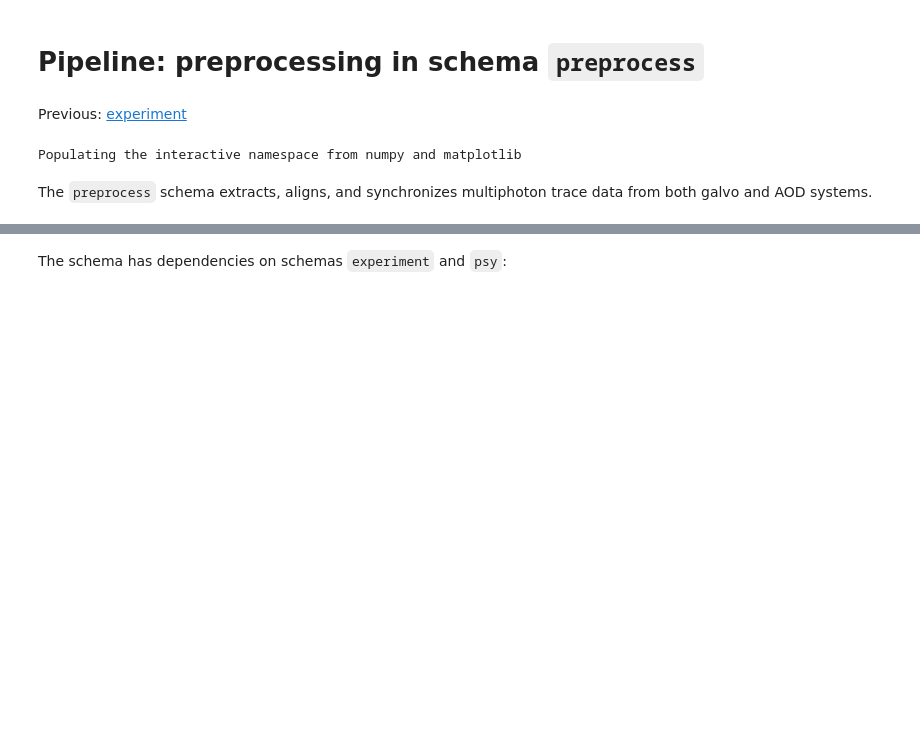
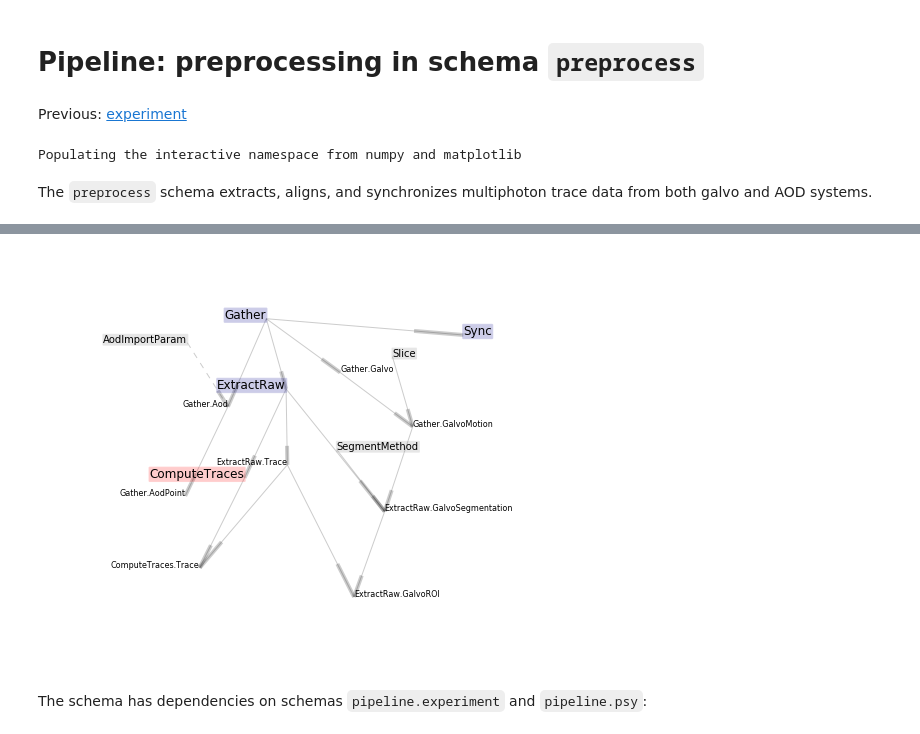
Before and after one commit to cajal/pipeline, a Jupyter notebook: python/jupyter/notebooks/pipeline_preprocess.ipynb, the cells around one changed output, grey strips where cells are left out. Cells and saved outputs as stored; diff of their text form; code cells hidden in the pictures; blank space fills up the shorter version.

```diff
--- a/python/jupyter/notebooks/pipeline_preprocess.ipynb
+++ b/python/jupyter/notebooks/pipeline_preprocess.ipynb
@@ -27,5 +23,9 @@ dj.ERD(preprocess).draw(prefix=False)
+# %%
+preprocess.erd()
+# %% [output]
+[figure, added]
 # %% [markdown]
-The schema has dependencies on schemas `experiment` and `psy`:
+The schema has dependencies on schemas `pipeline.experiment` and `pipeline.psy`:
 # %%
 (dj.ERD(preprocess)-1).draw()
 # %% [output]
```
Also changed, not shown: parts of 4 cells of this notebook, 1 other file.
